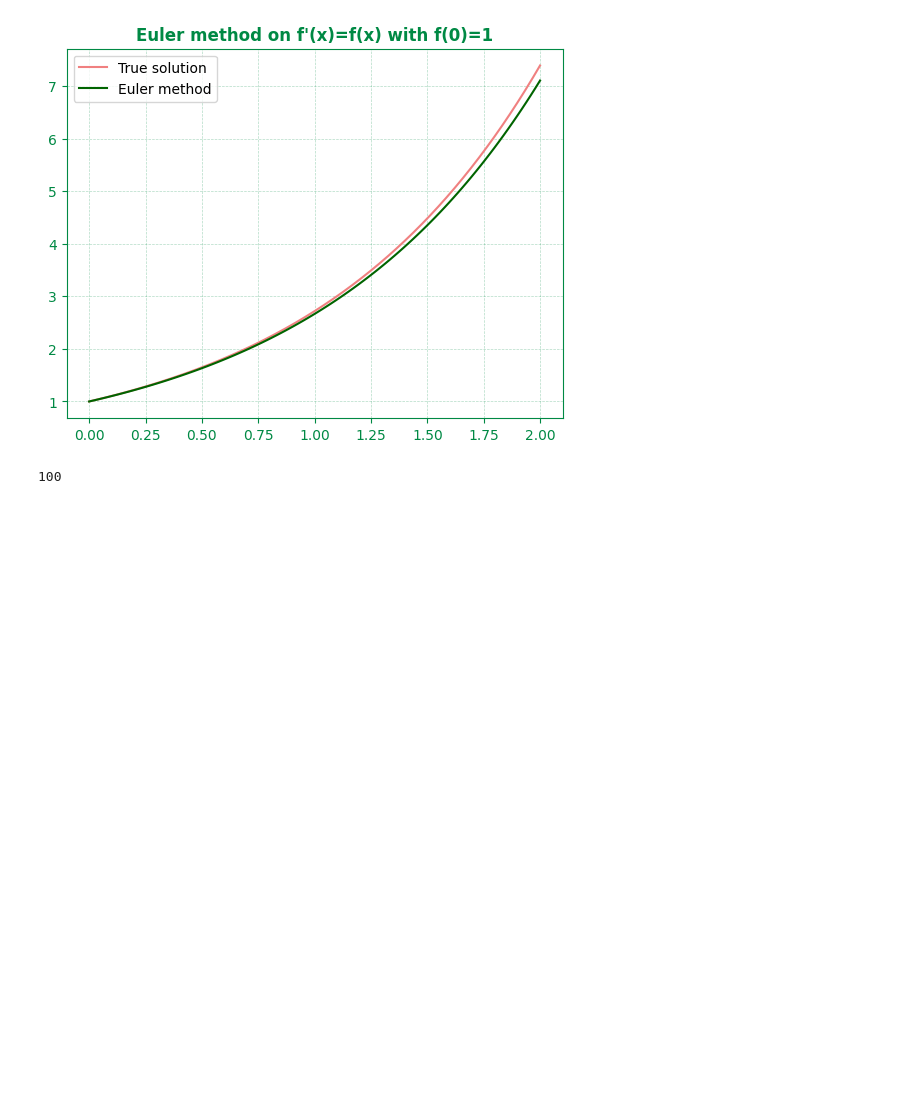
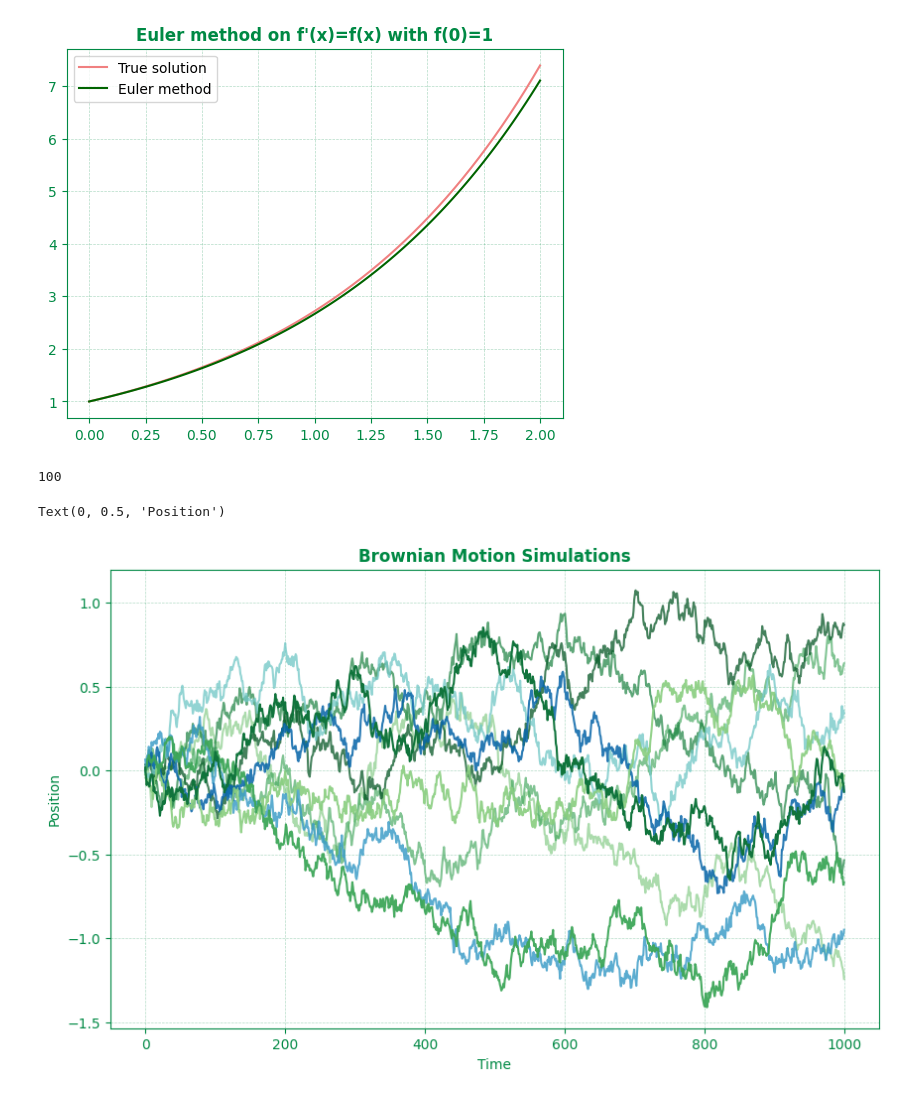
Before and after one commit to avishagnevo/Diffusion-Models-Course, a Jupyter notebook: Tutorials Source/5.ipynb, the cells around one changed output. Saved outputs shown, nothing was run; the diff lists cells and outputs as text; code cells hidden in the pictures; blank space fills up the shorter version.

Commit message:
brownian motion plot

```diff
--- a/Tutorials Source/5.ipynb
+++ b/Tutorials Source/5.ipynb
@@ -46,3 +46,53 @@ len(x_euler)
 # %% [output]
 [figure]
 100
+# %%
+import numpy as np
+import matplotlib.pyplot as plt
+
+# Set the parameters
+num_simulations = 10
+num_steps = 1000
+
+# Initialize the Brownian motion
+brownian_motion = np.zeros((num_simulations, num_steps))
+
+
+# Generate the Brownian motion
+for i in range(num_simulations):
+    for j in range(num_steps):
+        brownian_motion[i, j] = brownian_motion[i, j-1] + np.random.normal(0, np.sqrt(1/num_steps))
+
+
+# Plot the Brownian motion
+plt.figure(figsize=(10, 6))
+for i in range(num_simulations):
+    if i < num_simulations/3:
+        color = plt.cm.Greens(0.5 + 0.5 * i/(num_simulations/3))
+    elif i < 2*num_simulations/3:
+        color = plt.cm.GnBu(0.4 + 0.6 * (i-num_simulations/3)/(num_simulations/3))
+    else:
+        color = plt.cm.YlGn(0.4 + 0.6 * (i-2*num_simulations/3)/(num_simulations/3))
+
+    alpha = 0.6 + (0.4 * i / (num_simulations - 1))  # Keep lines more visible
+    plt.plot(brownian_motion[i], color=color, alpha=alpha)
+
+plt.grid(color = custom_color, linestyle = '--', linewidth = 0.5, alpha = 0.3)
+ax = plt.gca()
+
+ax.spines['bottom'].set_color(custom_color)
+ax.spines['top'].set_color(custom_color)
+ax.spines['right'].set_color(custom_color)
+ax.spines['left'].set_color(custom_color)
+ax.yaxis.label.set_color(custom_color)
+ax.xaxis.label.set_color(custom_color)
+# ticks
+ax.tick_params(axis='x', colors=custom_color)
+ax.tick_params(axis='y', colors=custom_color)
+
+plt.title('Brownian Motion Simulations', color=custom_color, fontweight='bold')
+plt.xlabel('Time')
+plt.ylabel('Position')
+# %% [output]
+Text(0, 0.5, 'Position')
+[figure, added]
```
